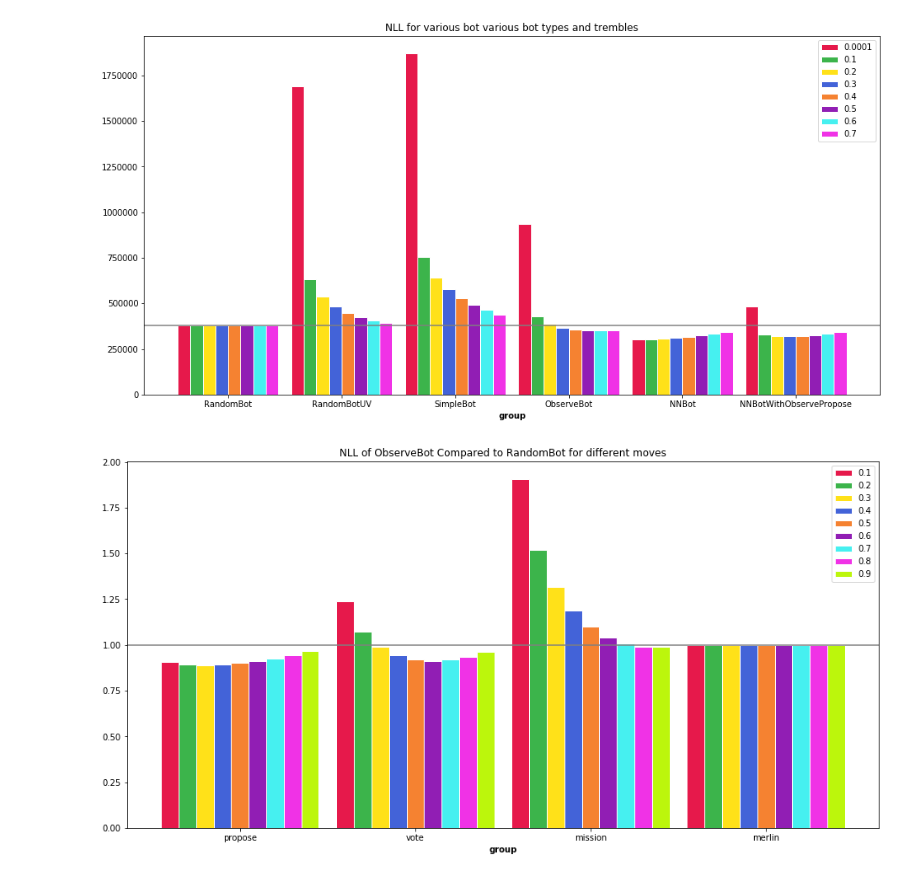
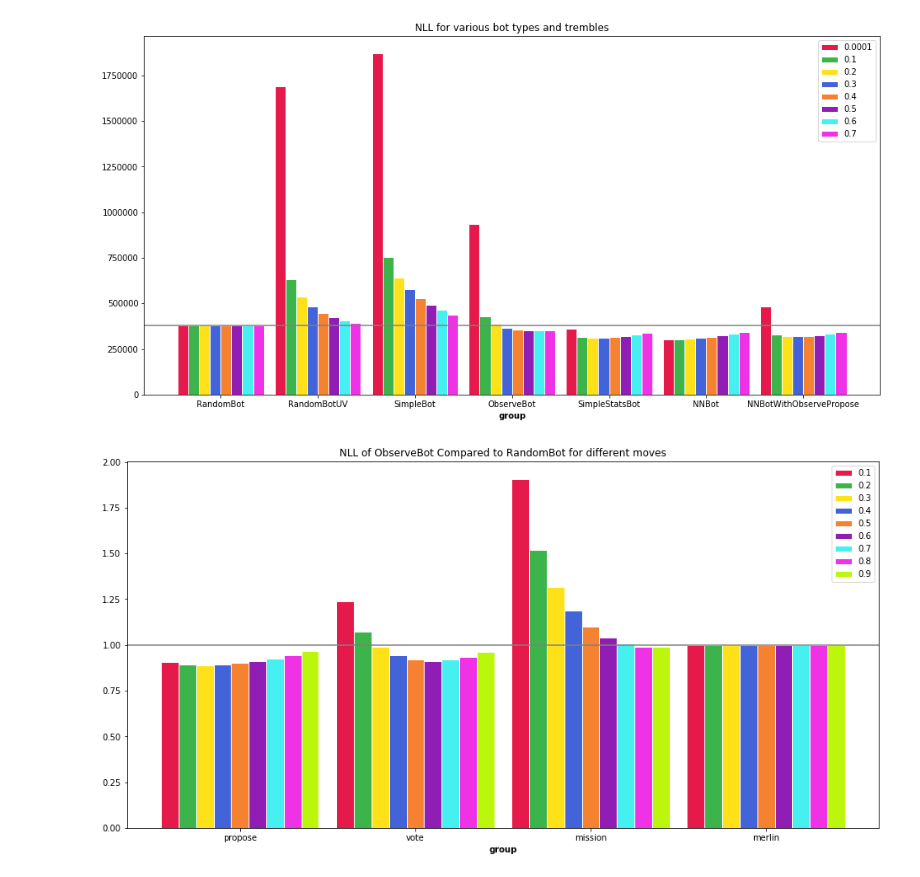
Before and after one commit to Detry322/avalon-bot, a Jupyter notebook: battlefield/Graphs.ipynb, the cells around one changed output. Cells and saved outputs as stored; diff of their text form; code cells hidden in the pictures.

```diff
--- a/battlefield/Graphs.ipynb
+++ b/battlefield/Graphs.ipynb
@@ -8,6 +9,10 @@ import matplotlib.pyplot as plt
 # %%
-with gzip.open('human_comparison.msg.gz', 'r') as f:
-    DATA = pd.read_msgpack(f)
+BOTS = ['NNBot', 'NNBotWithObservePropose', 'ObserveBot', 'RandomBot', 'RandomBotUV', 'SimpleBot', 'SimpleStatsBot']
+DATA_BY_BOT = {}
+for bot in BOTS:
+    print "Loading", bot
+    with gzip.open('human/{}.msg.gz'.format(bot), 'r') as f:
+        DATA_BY_BOT[bot] = pd.read_msgpack(f)
 
-with gzip.open('human_data_actions.msg.gz', 'r') as f:
+with gzip.open('human/actions.msg.gz', 'r') as f:
     HUMAN_ACTIONS = pd.read_msgpack(f)
@@ -43,9 +56,10 @@ def grouped_barplot(plot_title, series_titles, group_titles, basis, *serieses):
 # %%
 plot_title = "NLL for various bot types and trembles"
 trembles = [0.0001, 0.1, 0.2, 0.3, 0.4, 0.5, 0.6, 0.7]
-bots = ["RandomBot", "RandomBotUV", "SimpleBot", "ObserveBot", "NNBot", "NNBotWithObservePropose"]
-serieses = [ [ DATA[(DATA.bot == bot) & (DATA.trembling_hand_prob == p)].nll.sum() for bot in bots] for p in trembles ]
+bots = ["RandomBot", "RandomBotUV", "SimpleBot", "ObserveBot", "SimpleStatsBot", "NNBot", "NNBotWithObservePropose"]
+BOT_DATA = [ DATA_BY_BOT[bot] for bot in bots ]
+serieses = [ [ data[data.trembling_hand_prob == p].nll.sum() for data in BOT_DATA] for p in trembles ]
 grouped_barplot(plot_title, trembles, bots, serieses[0][0], *serieses)
 # %% [output]
-[figure, old version]
+[figure, new version]
 # %%
```
Also changed, not shown: parts of 10 cells of this notebook, 7 other files.
